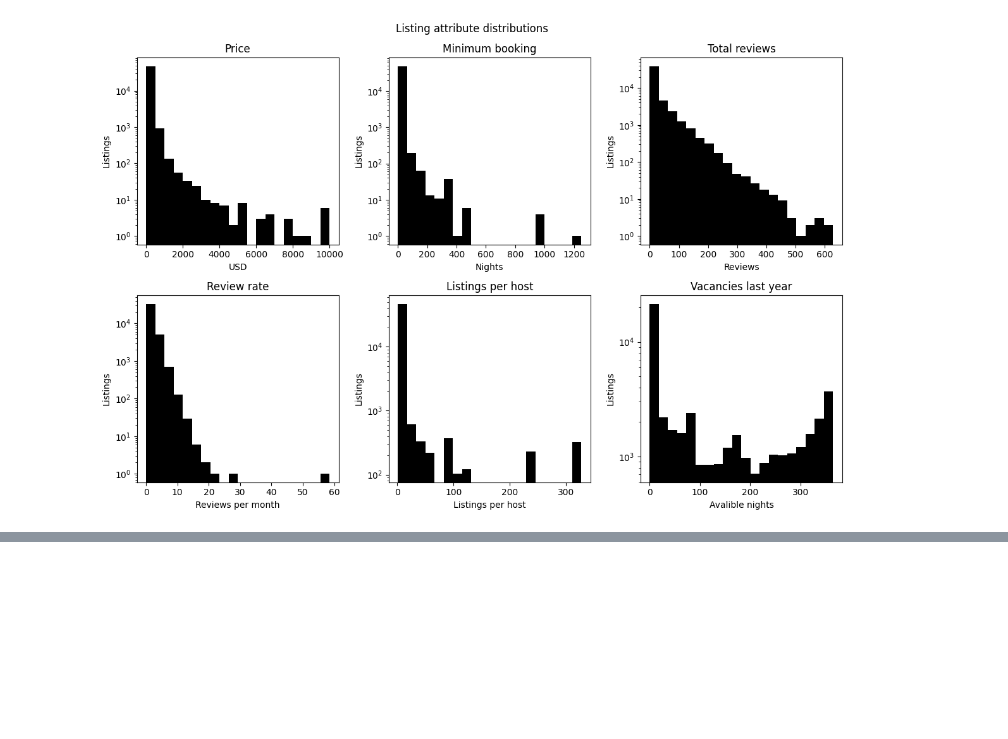
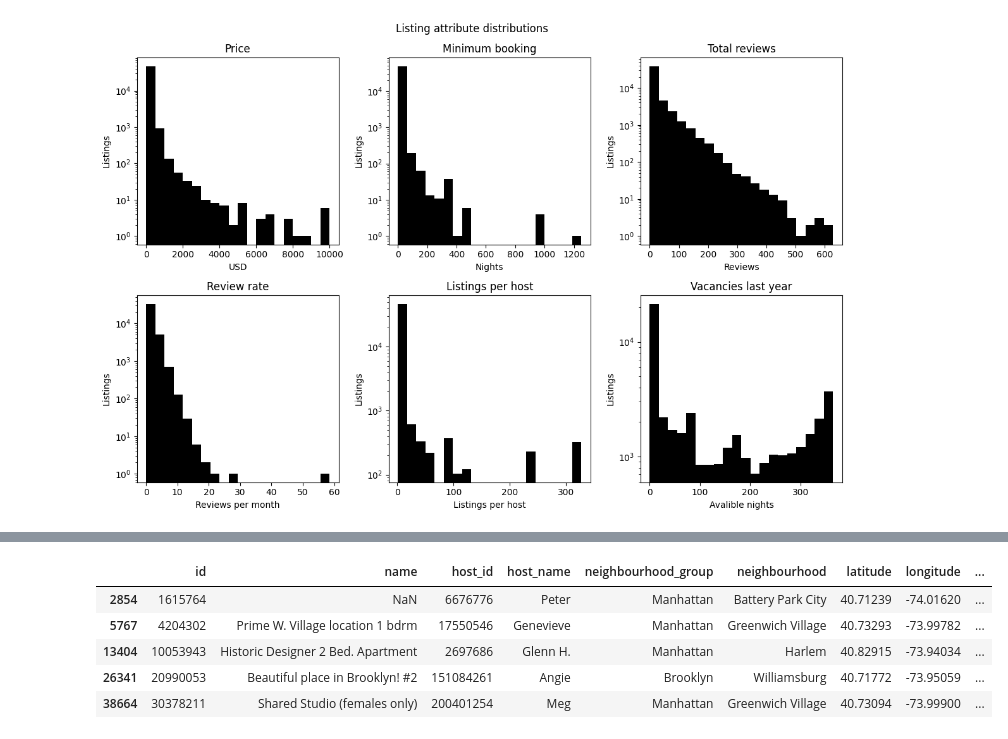
Before and after one commit to gperdrizet/gperdrizet-data-preprocessing-project-tutorial, a Jupyter notebook: gperdrizet_distributions.ipynb, the cells around one changed output, grey strips where cells are left out. Saved outputs shown, nothing was run; the diff lists cells and outputs as text; code cells hidden in the pictures; blank space fills up the shorter version.

```diff
--- a/gperdrizet_distributions.ipynb
+++ b/gperdrizet_distributions.ipynb
@@ -189,0 +210,9 @@ plt.tight_layout()
+# %%
+data_df[data_df['minimum_nights'] > 900]
+# %% [output]
+|  | id | name | host_id | host_name | neighbourhood_group | neighbourhood | latitude | longitude | ... |
+| 2854 | 1615764 | NaN | 6676776 | Peter | Manhattan | Battery Park City | 40.71239 | -74.01620 | ... |
+| 5767 | 4204302 | Prime W. Village location 1 bdrm | 17550546 | Genevieve | Manhattan | Greenwich Village | 40.73293 | -73.99782 | ... |
+| 13404 | 10053943 | Historic Designer 2 Bed. Apartment | 2697686 | Glenn H. | Manhattan | Harlem | 40.82915 | -73.94034 | ... |
+| 26341 | 20990053 | Beautiful place in Brooklyn! #2 | 151084261 | Angie | Brooklyn | Williamsburg | 40.71772 | -73.95059 | ... |
+| 38664 | 30378211 | Shared Studio (females only) | 200401254 | Meg | Manhattan | Greenwich Village | 40.73094 | -73.99900 | ... |
```
Also changed, not shown: parts of 1 cell of this notebook, 1 other file.
